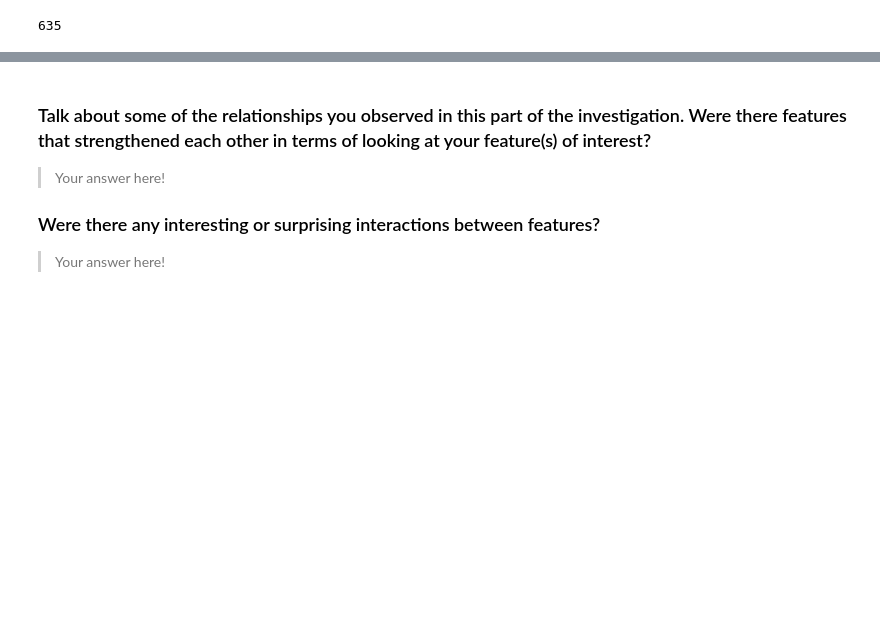
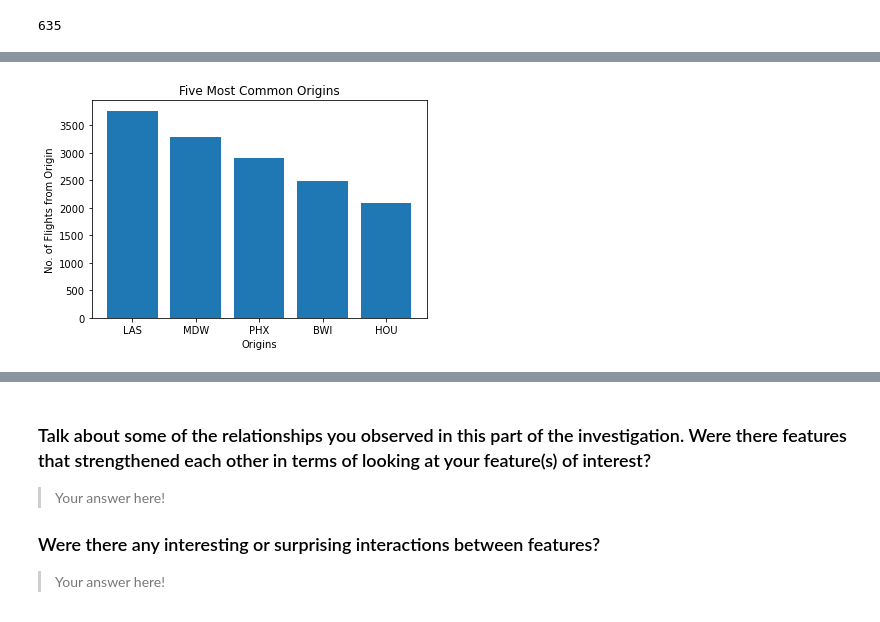
Before and after one commit to blue-santa/udacity-data-analytics, a Jupyter notebook: 05-Project/02-project/exploration_template.ipynb, the cells around one changed output, grey strips where cells are left out. Saved outputs shown, nothing was run; the diff lists cells and outputs as text; code cells hidden in the pictures; blank space fills up the shorter version.

```diff
--- a/05-Project/02-project/exploration_template.ipynb
+++ b/05-Project/02-project/exploration_template.ipynb
@@ -334,0 +315,10 @@ your work in the previous sections.
+# %%
+x = df_clean['Origin'].value_counts().index[:5]
+y = df_clean['Origin'].value_counts()[:5]
+
+plt.bar(x, y);
+plt.title('Five Most Common Origins');
+plt.xlabel('Origins');
+plt.ylabel('No. of Flights from Origin');
+# %% [output]
+[figure, added]
```
Also changed, not shown: parts of 28 cells of this notebook.
